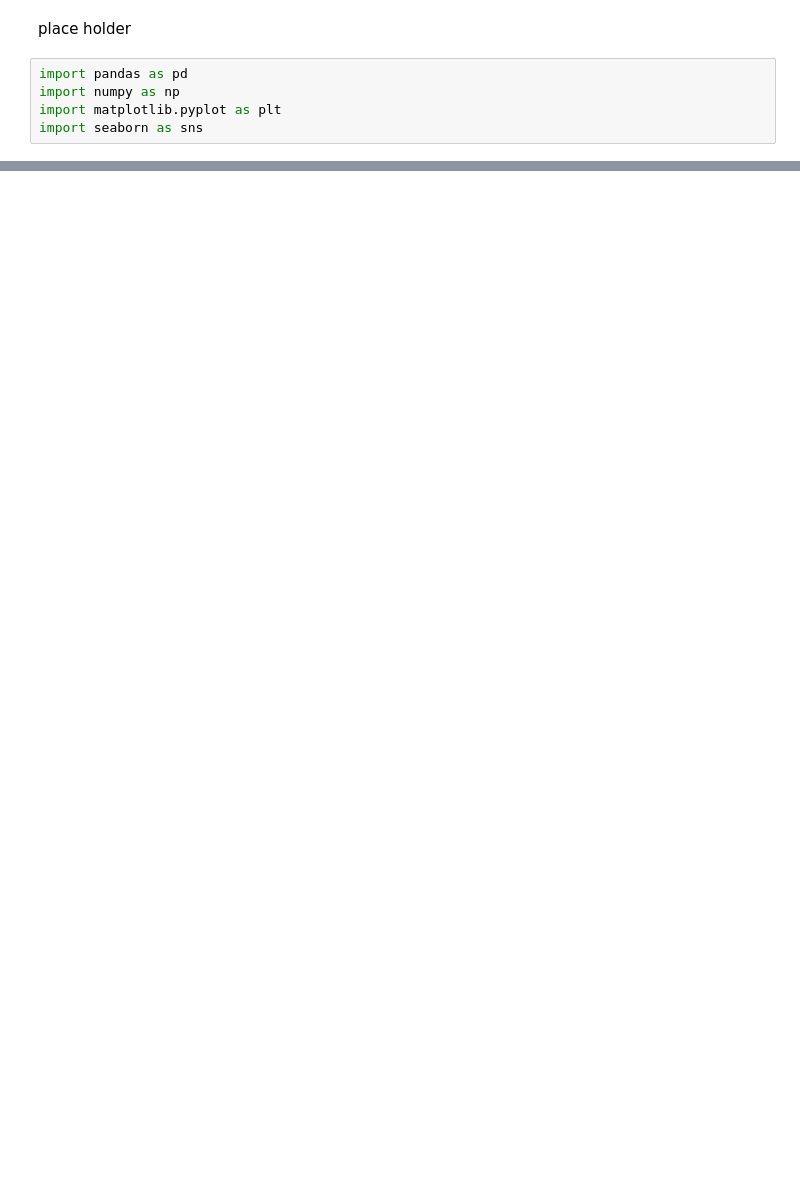
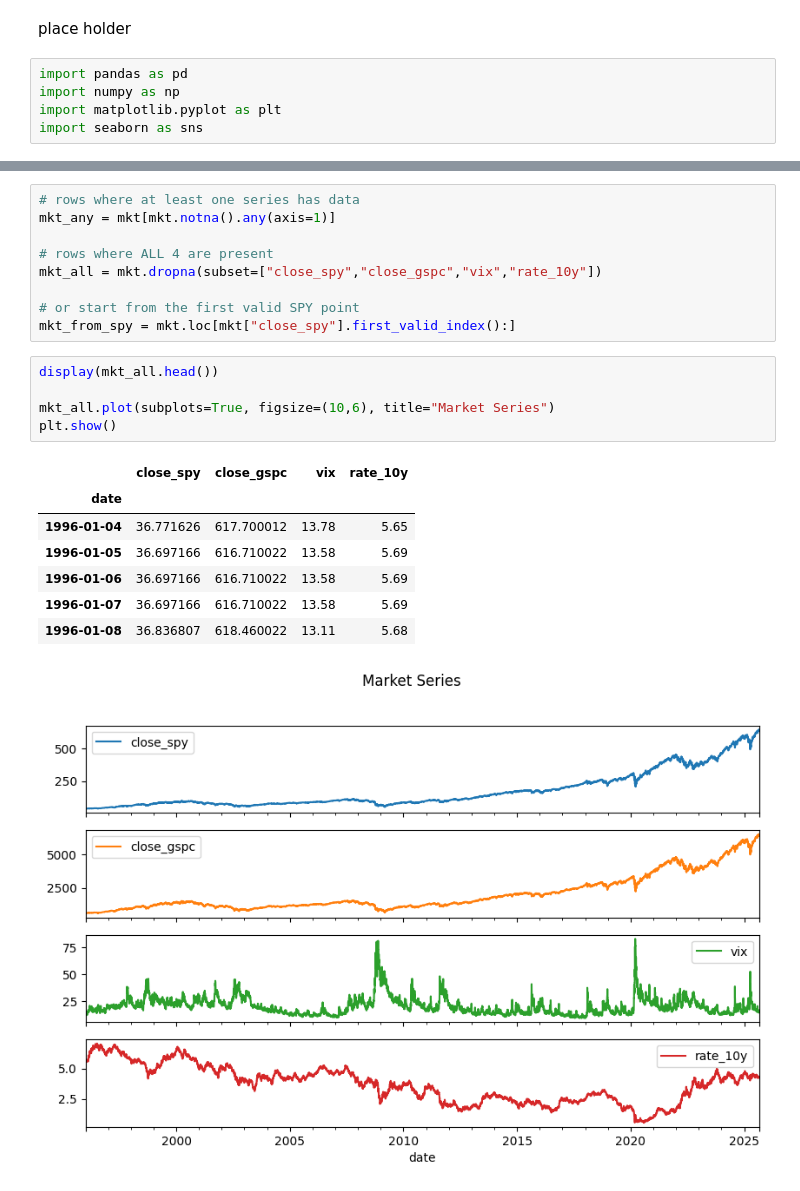
Before and after one commit to tlucius16/deep-hedging-rl, a Jupyter notebook: notebooks/01_data_exploration.ipynb, the cells around one changed output, grey strips where cells are left out. Saved outputs shown, nothing was run; the diff lists cells and outputs as text; blank space fills up the shorter version.

Commit message:
Created scripts for loading data and EDA

```diff
--- a/notebooks/01_data_exploration.ipynb
+++ b/notebooks/01_data_exploration.ipynb
@@ -24,0 +107,23 @@ ModuleNotFoundError: No module named 'data_pipeline'
+# %%
+# rows where at least one series has data
+mkt_any = mkt[mkt.notna().any(axis=1)]
+
+# rows where ALL 4 are present
+mkt_all = mkt.dropna(subset=["close_spy","close_gspc","vix","rate_10y"])
+
+# or start from the first valid SPY point
+mkt_from_spy = mkt.loc[mkt["close_spy"].first_valid_index():]
+# %%
+display(mkt_all.head())
+
+mkt_all.plot(subplots=True, figsize=(10,6), title="Market Series")
+plt.show()
+# %% [output]
+|  | close_spy | close_gspc | vix | rate_10y |
+| date |  |  |  |  |
+| 1996-01-04 | 36.771626 | 617.700012 | 13.78 | 5.65 |
+| 1996-01-05 | 36.697166 | 616.710022 | 13.58 | 5.69 |
+| 1996-01-06 | 36.697166 | 616.710022 | 13.58 | 5.69 |
+| 1996-01-07 | 36.697166 | 616.710022 | 13.58 | 5.69 |
+| 1996-01-08 | 36.836807 | 618.460022 | 13.11 | 5.68 |
+[figure, added]
```
Also changed, not shown: parts of 7 cells of this notebook, 14 other files.
